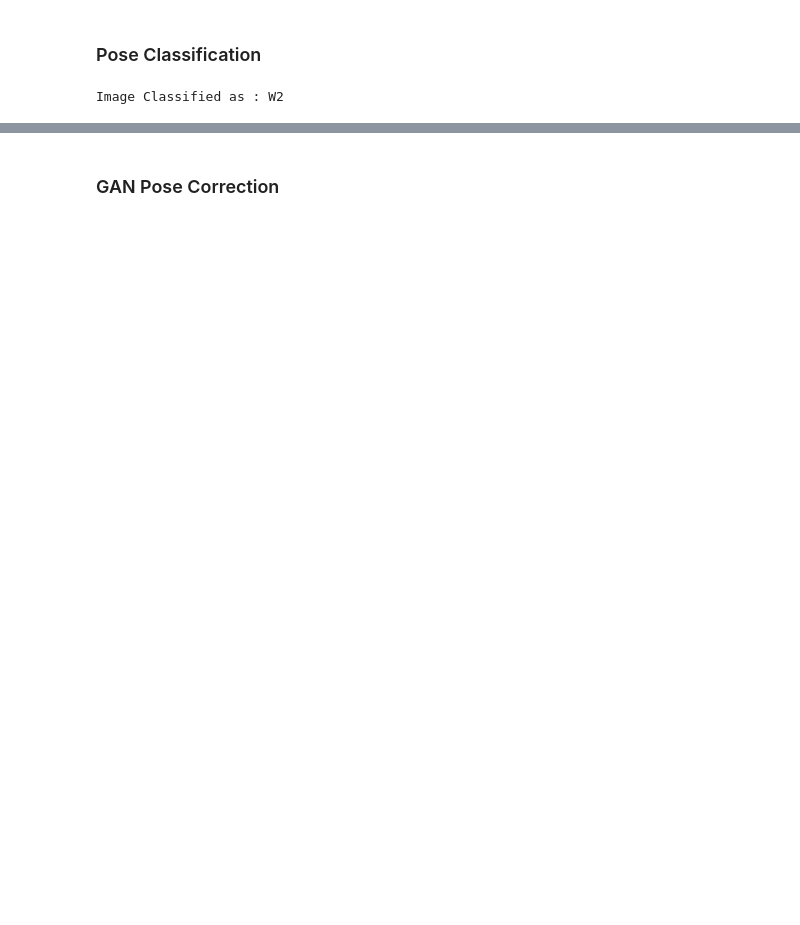
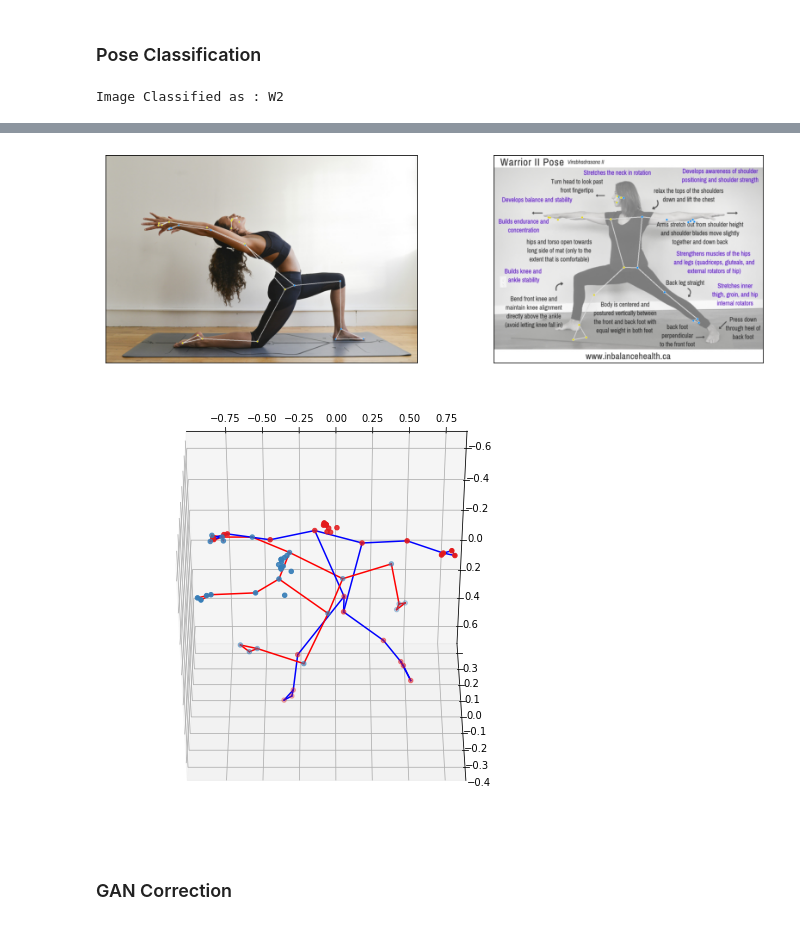
Before and after one commit to alec-flowers/visual_intelligence, a Jupyter notebook: notebooks/Pose Correction Pipeline.ipynb, the cells around one changed output, grey strips where cells are left out. Cells and saved outputs as stored; diff of their text form; code cells hidden in the pictures; blank space fills up the shorter version.

```diff
--- a/notebooks/Pose Correction Pipeline.ipynb
+++ b/notebooks/Pose Correction Pipeline.ipynb
@@ -138,34 +105,13 @@ def calc_2d_points(angle, dist):
-# %%
-def compare_two_figures(length_fig_idx, angle_fig_idx, df, annotated_images, plot=True):
-    RIGHT_HIP = 24
-
-    #normalize based on right hip
-    length_fig = df[length_fig_idx] - np.tile(df[length_fig_idx][RIGHT_HIP], (df[length_fig_idx].shape[0],1))
-    angle_fig = df[angle_fig_idx] - np.tile(df[angle_fig_idx][RIGHT_HIP], (df[angle_fig_idx].shape[0],1))
-
-    plot_image_grid([annotated_images[length_fig_idx], annotated_images[angle_fig_idx]], 2)
-
-    xy_dist, yz_dist = calc_xyz_dist(length_fig.T)
-    xy_angle, yz_angle = calc_xyz_angles(angle_fig.T)
-
-    px, py, pz = calc_xyz_points(xy_angle, xy_dist, yz_angle, yz_dist)
-    lx, ly, lz = length_fig.T[0], length_fig.T[1], length_fig.T[2]
-    angx, angy, angz = angle_fig.T[0], angle_fig.T[1], angle_fig.T[2]
-
-    if plot:
-        fig = plt.figure()
-        ax = plt.axes(projection="3d")
-        ax.scatter3D(px, py, pz)
-        ax.scatter3D(lx, ly, lz)
-        ax.scatter3D(angx, angy, angz)
-        #ax.plot(points[0],points[1],points[2],color = 'g')
-        for i,j in BODY_POSE_CONNECTIONS:
-            ax.plot([px[i],px[j]], [py[i],py[j]], [pz[i],pz[j]], color='r')
-            ax.plot([lx[i],lx[j]], [ly[i],ly[j]], [lz[i],lz[j]], color='g')
-            ax.plot([angx[i],angx[j]], [angy[i],angy[j]], [angz[i],angz[j]], color='b')
-        plt.show()
+# %%
+ground_truth, ground_truth_indx = select_correct_closest_image(np_test, df)
+ground_truth_img = get_annotated_img(ground_truth_indx)
+# %%
+compare_two_figures(np.squeeze(np_test), np.squeeze(ground_truth), annotated_test_image, ground_truth_img, plot=True)
+# %% [output]
+[figure, added]
+[figure, added]
 # %% [markdown]
-### GAN Pose Correction
+### GAN Correction
 # %%
 # Put stick figure into GAN
 # Get out corrected image
```
Also changed, not shown: parts of 18 cells of this notebook, 18 other files.
